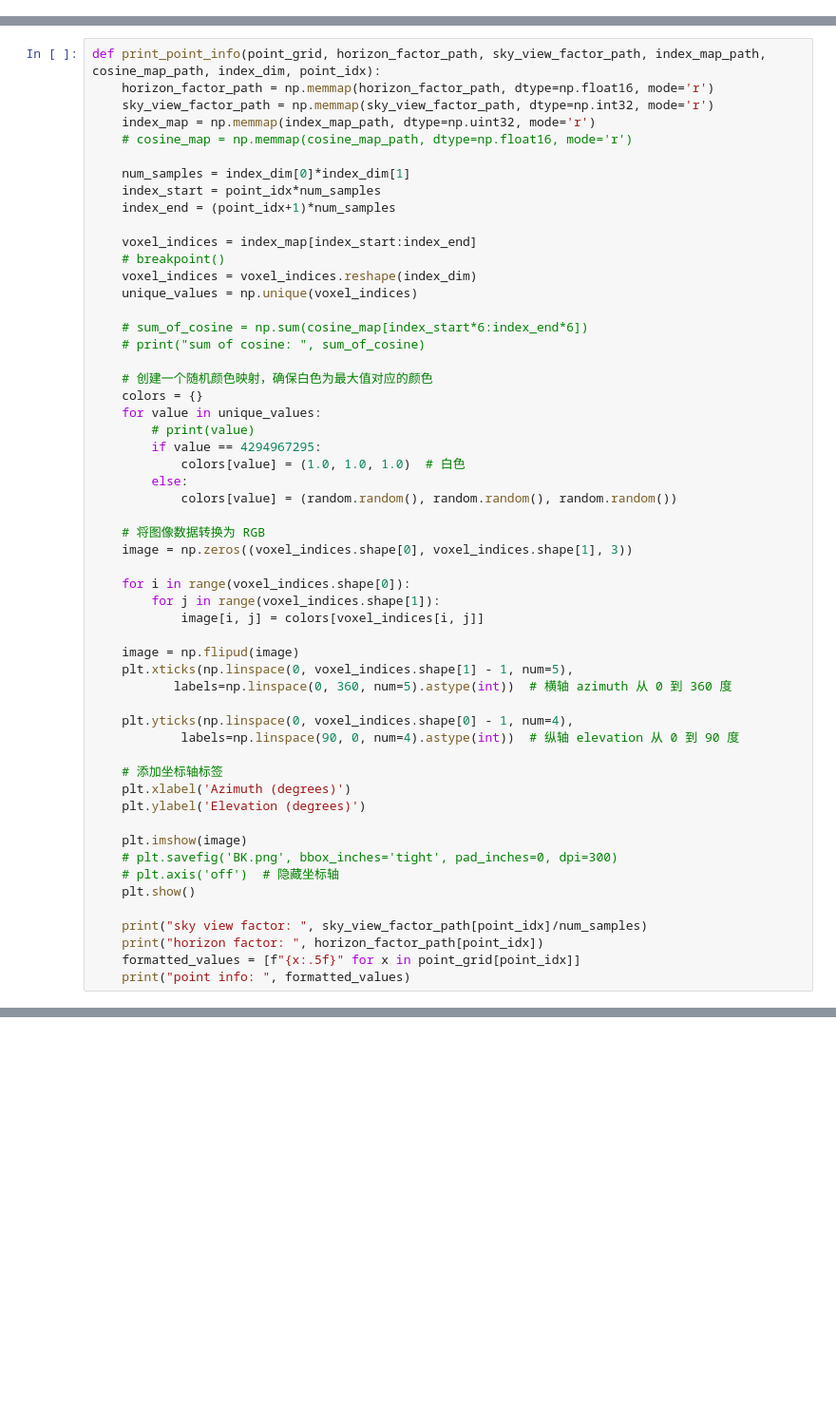
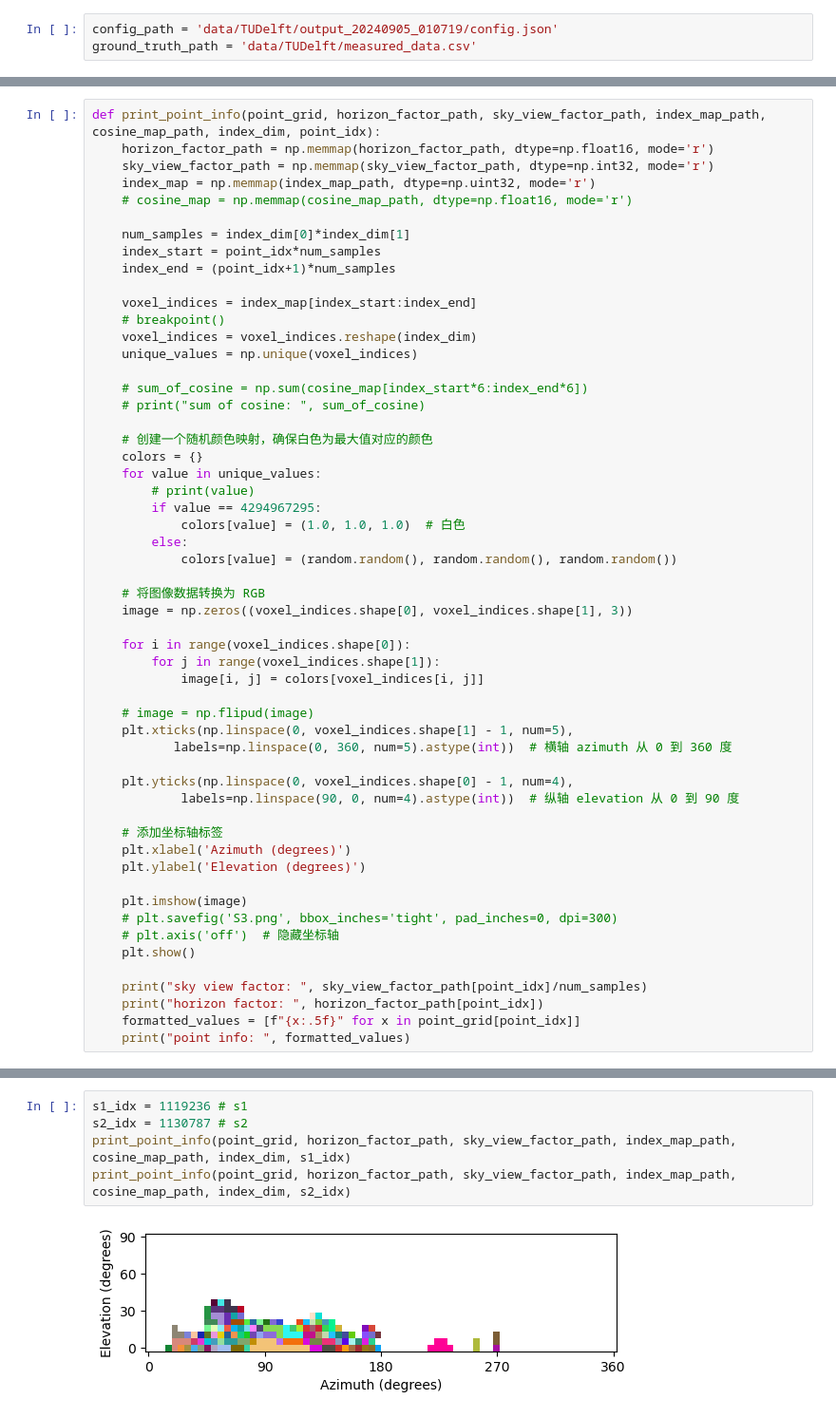
Before and after one commit to longxiangxu321/ProjectSolar, a Jupyter notebook: pythonscript/data_inspector_delft.ipynb, the cells around one changed output, grey strips where cells are left out. Shown at 95% size. Cells and saved outputs as stored; diff of their text form; blank space fills up the shorter version.

```diff
--- a/pythonscript/data_inspector_delft.ipynb
+++ b/pythonscript/data_inspector_delft.ipynb
@@ -12,3 +13,6 @@ config_path = 'data/Heino_test/output_20240829_164635/voxel_resolution15_area9/c
+# %%
+config_path = 'data/TUDelft/output_20240905_010719/config.json'
+ground_truth_path = 'data/TUDelft/measured_data.csv'
 # %%
 with open(config_path, 'r') as file:
     CONFIG = json.load(file)
@@ -73,7 +82,7 @@ def print_point_info(point_grid, horizon_factor_path, sky_view_factor_path, inde
         for j in range(voxel_indices.shape[1]):
             image[i, j] = colors[voxel_indices[i, j]]
 
-    image = np.flipud(image)
+    # image = np.flipud(image)
     plt.xticks(np.linspace(0, voxel_indices.shape[1] - 1, num=5),
            labels=np.linspace(0, 360, num=5).astype(int))  # 横轴 azimuth 从 0 到 360 度
 
@@ -85,7 +94,7 @@ def print_point_info(point_grid, horizon_factor_path, sky_view_factor_path, inde
     plt.ylabel('Elevation (degrees)')
 
     plt.imshow(image)
-    # plt.savefig('BK.png', bbox_inches='tight', pad_inches=0, dpi=300)
+    # plt.savefig('S3.png', bbox_inches='tight', pad_inches=0, dpi=300)
     # plt.axis('off')  # 隐藏坐标轴
     plt.show()
 
@@ -115,0 +149,7 @@ plt.show()
+# %%
+s1_idx = 1119236 # s1
+s2_idx = 1130787 # s2
+print_point_info(point_grid, horizon_factor_path, sky_view_factor_path, index_map_path, cosine_map_path, index_dim, s1_idx)
+print_point_info(point_grid, horizon_factor_path, sky_view_factor_path, index_map_path, cosine_map_path, index_dim, s2_idx)
+# %% [output]
+[figure, added]
```
Also changed, not shown: parts of 16 cells of this notebook, 16 other files.
